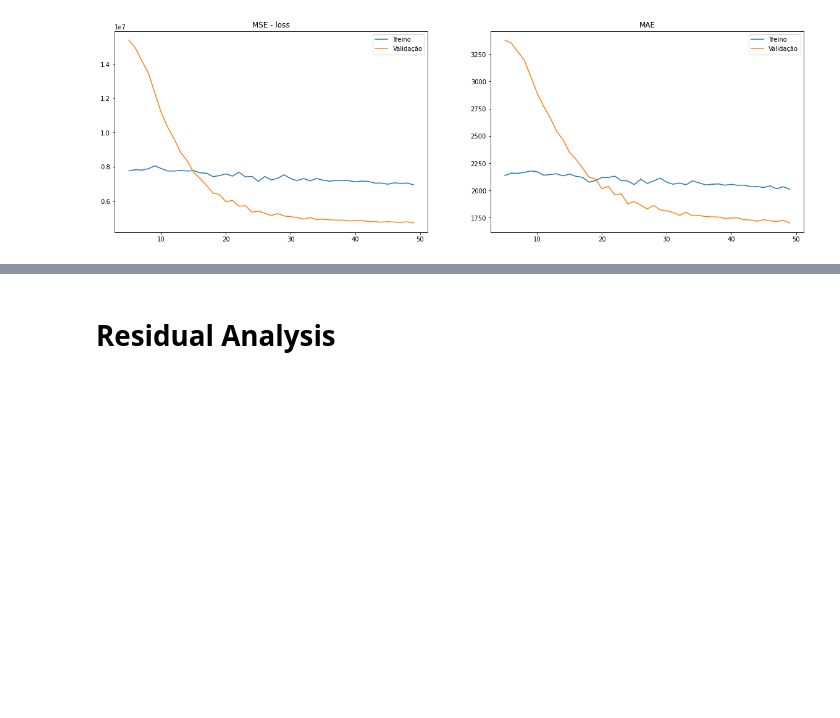
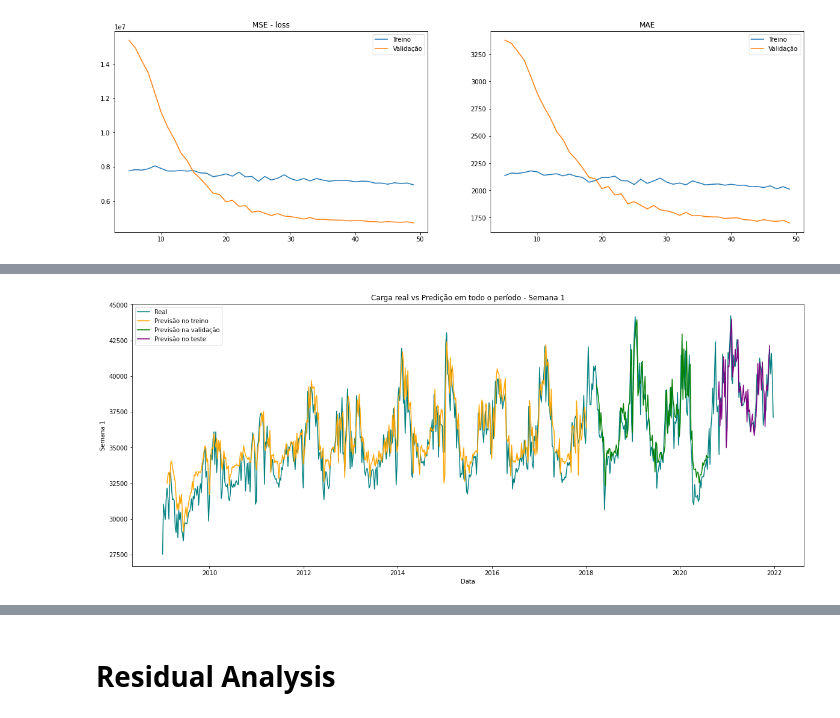
Before and after one commit to marcos-mansur/load-forecast, a Jupyter notebook: model_v2.ipynb, the cells around one changed output, grey strips where cells are left out. Cells and saved outputs as stored; diff of their text form; code cells hidden in the pictures; blank space fills up the shorter version.

```diff
--- a/model_v2.ipynb
+++ b/model_v2.ipynb
@@ -239,8 +239,3 @@ delta_window = pd.to_timedelta(window_size,unit='d')
 d2 = date_val + delta_window
 # split test data date + window_size
 d3 = date_test + delta_window
-# %%
-train_df, val_df, test_df = split_time(split_val = split_val,
-                                       split_test = split_test,
-                                       df=df_20XX,
-                                       regiao=regiao)
@@ -533,3 +559,44 @@ ax.ravel()[1].legend(labels=['Treino', 'Validação'])
 plt.show()
 # %% [output]
 [figure]
+# %%
+# load weights from the epoch with best validation loss in training
+#model.load_weights(filepath)
+
+
+semana = 1
+# make predictions
+train_pred = model.predict(train_pred_dataset)
+val_pred = model.predict(val_dataset)
+test_pred = model.predict(test_dataset)
+
+fix,ax=plt.subplots(figsize=(20, 8))
+
+# plot measured data
+sns.lineplot(x = df_target['Data'],
+             y = df_target[f'Semana {semana}'], ax=ax, color = 'teal')
+
+# plot predicted data
+for date,pred,color in zip([train_pred_data_week,val_data_week,test_data_week],
+                           [train_pred, val_pred, test_pred],
+                           ['orange', 'green', 'purple']):
+  sns.lineplot(x = date[:-4],
+               y = pred[:,semana-1],
+               ax=ax,
+               color=color)
+#scores = f"MAE on val : {metrics_df.MAE.iloc[0]}"
+
+plt.title(f'Carga real vs Predição em todo o período - Semana {semana}')
+plt.legend(['Real',
+            'Previsão no treino',
+            'Previsão na validação',
+            'Previsão no teste'])
+
+# evaluate performance
+train_performance = {}
+train_performance['LSTM'] = model.evaluate(train_dataset)
+val_performance = {}
+val_performance['LSTM'] = model.evaluate(val_dataset)
+performance = {}
+performance['LSTM'] = model.evaluate(test_dataset,)
+# %% [output]
@@ -536,3 +606,4 @@ plt.show()
+[figure, added]
 # %%
 # load weights from the epoch with best validation loss in training
 #model.load_weights(filepath)
```
Also changed, not shown: parts of 9 cells of this notebook.
